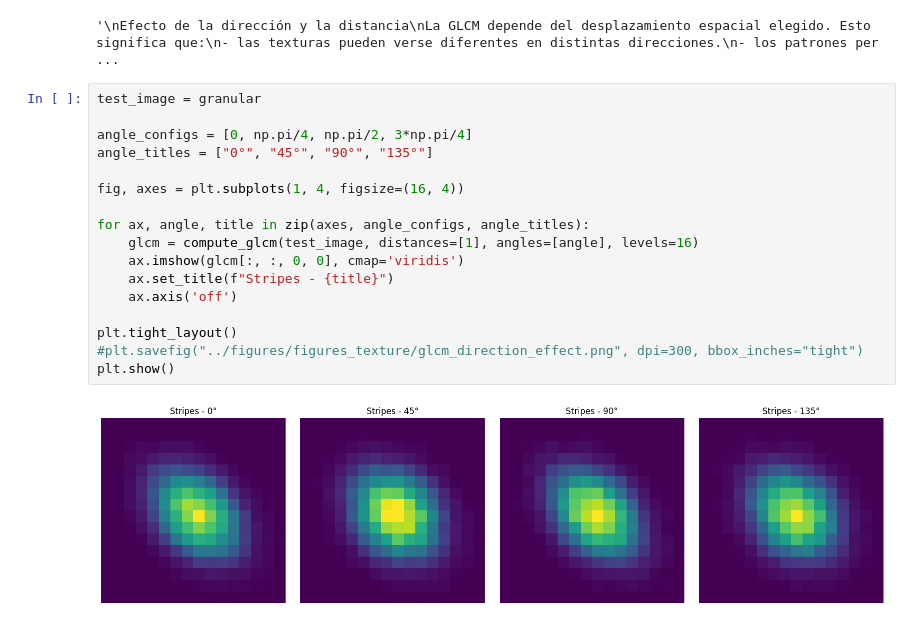
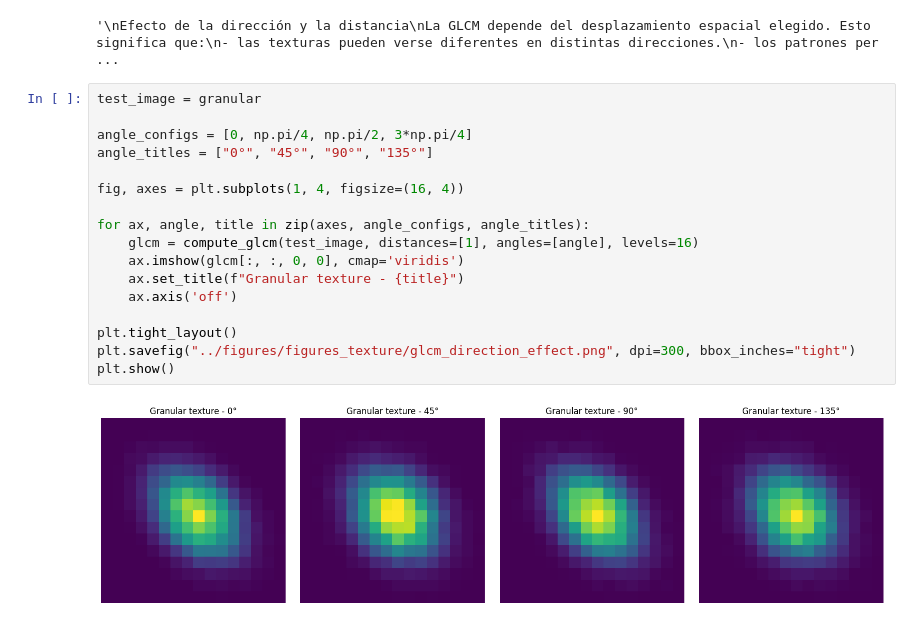
Before and after one commit to peterzm/ai-imaging-portfolio, a Jupyter notebook: 03_computer_vision/notebooks/07_glcm_texture_features.ipynb, the cells around one changed output. Drawn from its saved outputs; the diff is of its cells as text.

Commit message:
Fin del programa con imágenes sinteticas usando atributos de textura basados en GLCM

```diff
--- a/03_computer_vision/notebooks/07_glcm_texture_features.ipynb
+++ b/03_computer_vision/notebooks/07_glcm_texture_features.ipynb
@@ -258,19 +258,19 @@ La GLCM depende del desplazamiento espacial elegido. Esto significa que:
 # %%
 test_image = granular
 
 angle_configs = [0, np.pi/4, np.pi/2, 3*np.pi/4]
 angle_titles = ["0°", "45°", "90°", "135°"]
 
 fig, axes = plt.subplots(1, 4, figsize=(16, 4))
 
 for ax, angle, title in zip(axes, angle_configs, angle_titles):
     glcm = compute_glcm(test_image, distances=[1], angles=[angle], levels=16)
     ax.imshow(glcm[:, :, 0, 0], cmap='viridis')
-    ax.set_title(f"Stripes - {title}")
+    ax.set_title(f"Granular texture - {title}")
     ax.axis('off')
 
 plt.tight_layout()
-#plt.savefig("../figures/figures_texture/glcm_direction_effect.png", dpi=300, bbox_inches="tight")
+plt.savefig("../figures/figures_texture/glcm_direction_effect.png", dpi=300, bbox_inches="tight")
 plt.show()
 # %% [output]
-[figure, old version]
+[figure, new version]
```
Also changed, not shown: parts of 7 cells of this notebook, 2 other files.
